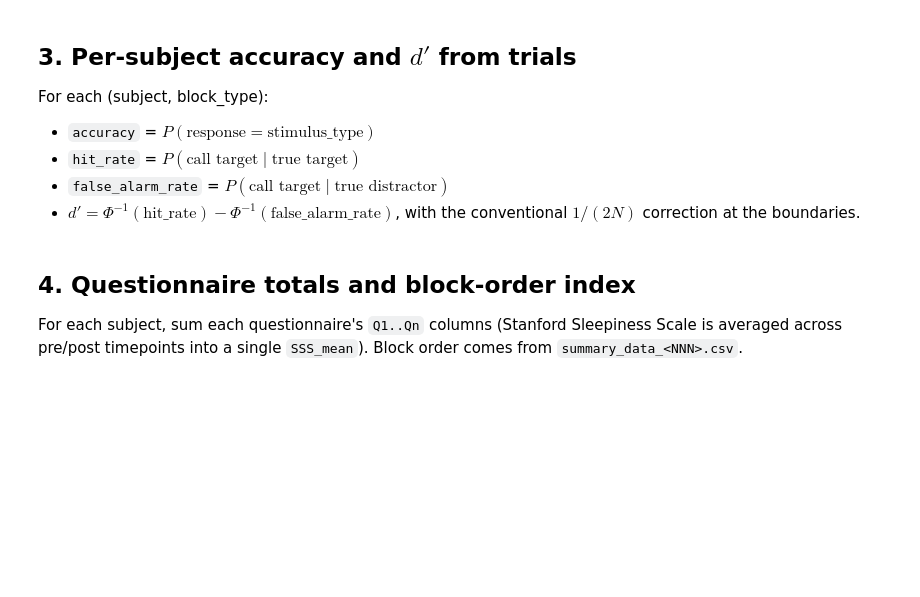
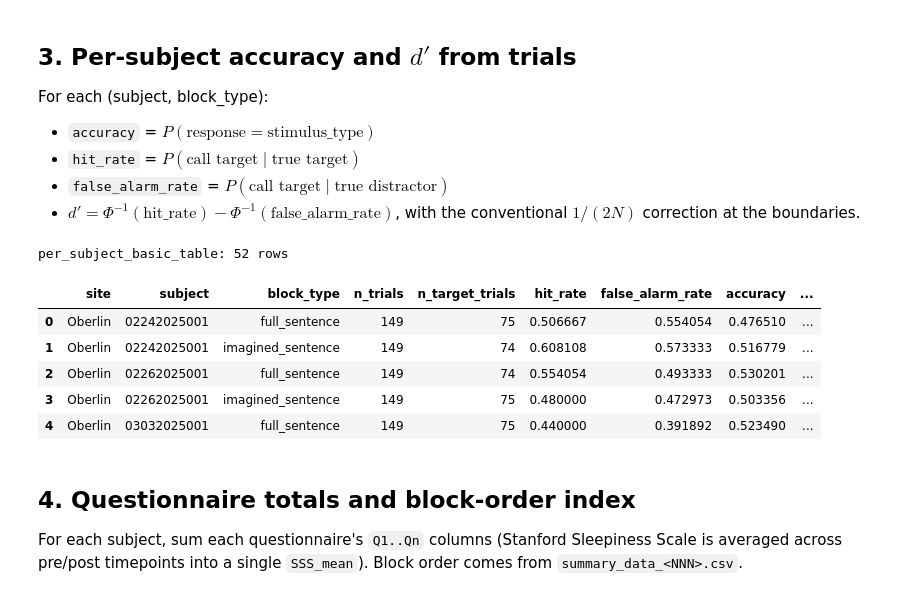
Before and after one commit to dtfalk/auditory-sp-analyses, a Jupyter notebook: jupyter_notebook/run_analyses.ipynb, the cells around one changed output. Drawn from its saved outputs; the diff is of its cells as text; code cells hidden in the pictures; blank space fills up the shorter version.

```diff
--- a/jupyter_notebook/run_analyses.ipynb
+++ b/jupyter_notebook/run_analyses.ipynb
@@ -156,49 +194,108 @@ For each (subject, block_type):
 # Per-subject accuracy + d' from raw trials.
 # ============================================================================
 
+# Just makes sure we dont get errors/infinite values for the inverse CDF
+#   So it does some error checking but all it really does is return the inverse
+#   CDF value
 def _safe_norm_inv(rate, n_trials):
     if rate <= 0:
         rate = 1.0 / (2.0 * n_trials)
     elif rate >= 1:
         rate = 1.0 - 1.0 / (2.0 * n_trials)
     return float(norm.ppf(rate))
 
 
 def compute_accuracy_and_dprime(trial_table):
+
+    # Group by each of the relevant values
+    #   We group by site + subject number since subject numbers are only necessarily
+    #       unique within given experimental sites.
+    #   We further group by block type since each subject has two blocks.
+    # We do this because want to get each subject's scores for each individual block
+    # If we did not do this then we would wind up computing dprime, avg, etc over
+    #   multiple subjects or wind up combining all of a subject's trials (from both blocks)
+    #   into the same analysis (which is a bad thing)
     grouped = trial_table.groupby(["site", "subject", "block_type"])
+
+    # Predefine a list for storing values
     rows = []
+
+    # Each "unit" of the group we defined above is actually just one subject's single trial
+    #   So all we're doing here is taking one of those "units" (a single block) and calculating
+    #   the relevant values for that "unit"
     for (site, subject, block_type), block_trials in grouped:
+
+        # Number of trials
         n_trials              = len(block_trials)
+
+        # Number of trials where a target was presented
         n_target_trials       = int(block_trials["is_target_true"].sum())
+
+        # Number of trials where a distractor was presented
         n_distractor_trials   = n_trials - n_target_trials
-        n_hits                = int(((block_trials["is_target_true"] == 1)
-                                       & (block_trials["called_target"] == 1)).sum())
-        n_false_alarms        = int(((block_trials["is_target_true"] == 0)
-                                       & (block_trials["called_target"] == 1)).sum())
+
+        # Number of times a subject responded "yes" to a target
+        # (The correct response to a target)
+        n_hits                = int(((block_trials["is_target_true"] == 1) &
+                                     (block_trials["called_target"] == 1)).sum())
+
+        # Number of times a subject responded "yes" to a distractor
+        # (The incorrect response to a distractor)
+        n_false_alarms        = int(((block_trials["is_target_true"] == 0) &
+                                     (block_trials["called_target"] == 1)).sum())
+
+        # REMEMBER: Correct is "1" and incorrect is "0"
+        # So... taking the mean over all trials gives a value between 0 & 1
+        # Specifically... it gives the subject's accuracy
+        # (This is a nice, standard little trick)
         accuracy              = float(block_trials["correct"].mean())
-        hit_rate              = (n_hits        / n_target_trials
-                                  if n_target_trials else np.nan)
-        false_alarm_rate      = (n_false_alarms / n_distractor_trials
-                                  if n_distractor_trials else np.nan)
-        z_hit                 = _safe_norm_inv(hit_rate,         n_target_trials)
+
+        # Hit rate as a proportion between 0 and 1
+        # Proportion of time that the subject responded "yes" when presented with a target
+        hit_rate              = (n_hits / n_target_trials if n_target_trials else np.nan)
+
+        # False alarm rate as a proportion between 0 and 1
+        # Proportion of time that the subject responded "yes" when presented with a distractor
+        false_alarm_rate      = (n_false_alarms / n_distractor_trials if n_distractor_trials else np.nan)
+
+        # Get Z-Scores for both hit rate and false alarm rate using inverse CDF
+        z_hit                 = _safe_norm_inv(hit_rate, n_target_trials)
         z_fa                  = _safe_norm_inv(false_alarm_rate, n_distractor_trials)
+
+        # Add all this data to the rows list we defined earlier
         rows.append(dict(
             site              = site,
             subject           = subject,
             block_type        = block_type,
             n_trials          = n_trials,
             n_target_trials   = n_target_trials,
             hit_rate          = hit_rate,
             false_alarm_rate  = false_alarm_rate,
             accuracy          = accuracy,
             d_prime           = z_hit - z_fa,
+
+            # Subject's "bias" towards responding "yes" vs "no"
             criterion         = -0.5 * (z_hit + z_fa)))
+
+    # Return the list of data
+    # REMEMBER: Each row is data about one block
+    # Each subject has two blocks, so there are 2 * num_subjects rows
     return pd.DataFrame(rows)
 
+# Invoke the above function and get the data
+per_subject_basic_table = compute_accuracy_and_dprime(trial_table)
 
-per_subject_basic_table = compute_accuracy_and_dprime(trial_table)
+# Print total number of rows and print the first few rows of the table
 print(f"per_subject_basic_table: {len(per_subject_basic_table)} rows")
 per_subject_basic_table.head()
+# %% [output]
+per_subject_basic_table: 52 rows
+|  | site | subject | block_type | n_trials | n_target_trials | hit_rate | false_alarm_rate | accuracy | ... |
+| 0 | Oberlin | 02242025001 | full_sentence | 149 | 75 | 0.506667 | 0.554054 | 0.476510 | ... |
+| 1 | Oberlin | 02242025001 | imagined_sentence | 149 | 74 | 0.608108 | 0.573333 | 0.516779 | ... |
+| 2 | Oberlin | 02262025001 | full_sentence | 149 | 74 | 0.554054 | 0.493333 | 0.530201 | ... |
+| 3 | Oberlin | 02262025001 | imagined_sentence | 149 | 75 | 0.480000 | 0.472973 | 0.503356 | ... |
+| 4 | Oberlin | 03032025001 | full_sentence | 149 | 75 | 0.440000 | 0.391892 | 0.523490 | ... |
 # %% [markdown]
 ## 4.  Questionnaire totals and block-order index
 
```
Also changed, not shown: parts of 5 cells of this notebook, 8 other files.
